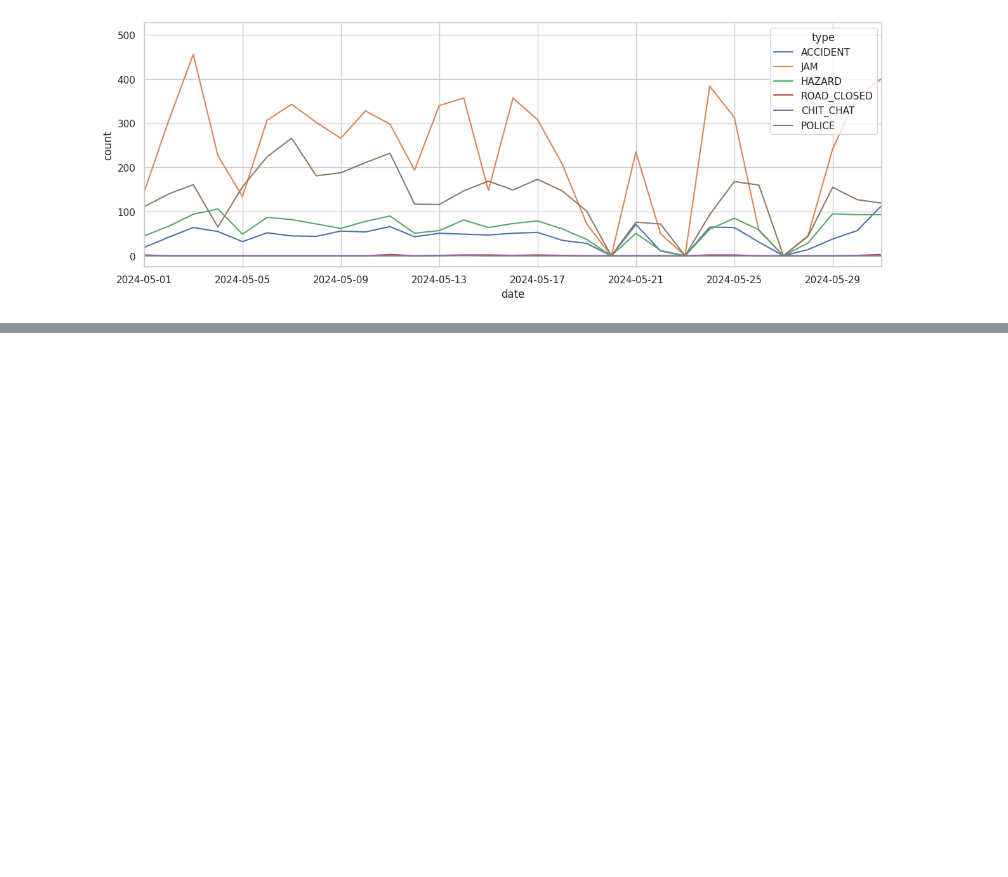
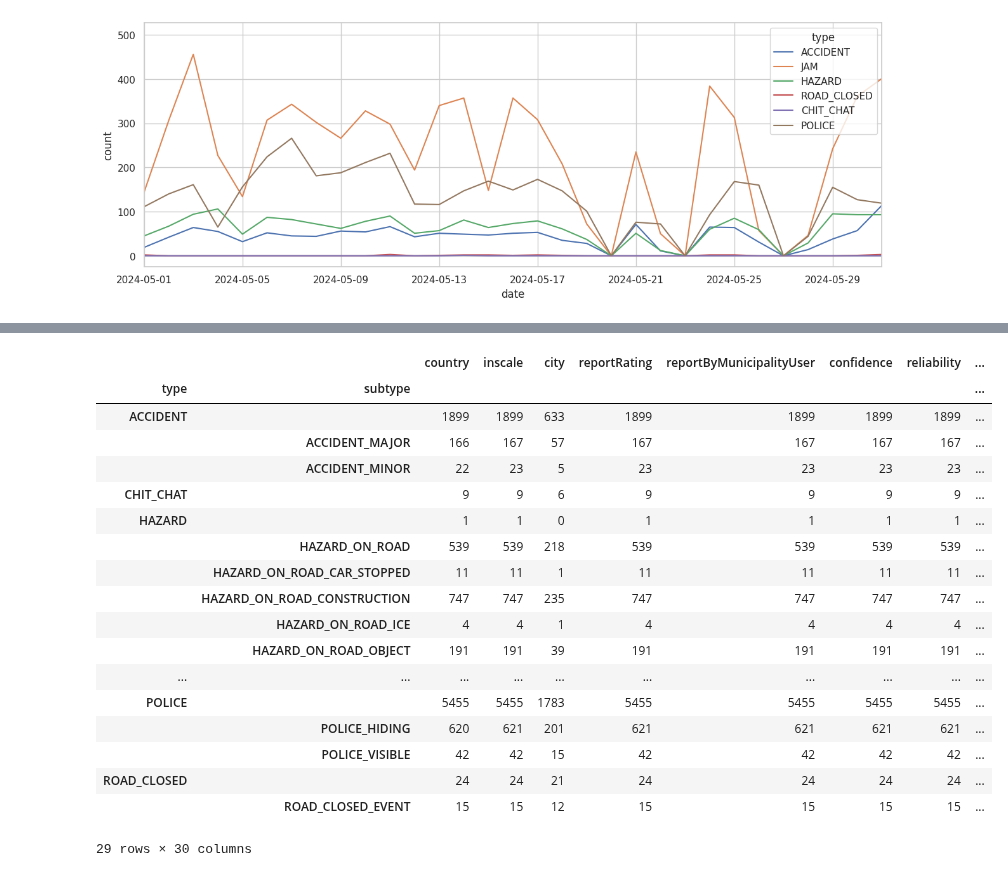
Before and after one commit to brookefzy/uvi-time-machine, a Jupyter notebook: _script/c-road-injury/02_summarize_waze.ipynb, the cells around one changed output, grey strips where cells are left out. Cells and saved outputs as stored; diff of their text form; code cells hidden in the pictures; blank space fills up the shorter version.

```diff
--- a/_script/c-road-injury/02_summarize_waze.ipynb
+++ b/_script/c-road-injury/02_summarize_waze.ipynb
@@ -38,6 +38,8 @@ if not os.path.exists(EXPORTFOLDER):
 files = os.listdir(ROOTFOLDER)
 # files
 # %%
-sample_city = "Hong Kong"
+sample_city = "Boston"
 sample_city_lower = sample_city.replace(" ", "").lower()
 subfolder = "{ROOTFOLDER}/city={city_lower}".format(ROOTFOLDER = ROOTFOLDER, city_lower = sample_city_lower)
+files = glob.glob("{subfolder}/**/*.json".format(subfolder = subfolder), recursive = True)
+content = json.load(open(files[0]))
@@ -169,0 +173,22 @@ alertgdf.head()
+# %%
+alertdf_all_combined.groupby([ 'type','subtype',]).count()
+# %% [output]
+|  |  | country | inscale | city | reportRating | reportByMunicipalityUser | confidence | reliability | ... |
+| type | subtype |  |  |  |  |  |  |  | ... |
+| ACCIDENT |  | 1899 | 1899 | 633 | 1899 | 1899 | 1899 | 1899 | ... |
+|  | ACCIDENT_MAJOR | 166 | 167 | 57 | 167 | 167 | 167 | 167 | ... |
+|  | ACCIDENT_MINOR | 22 | 23 | 5 | 23 | 23 | 23 | 23 | ... |
+| CHIT_CHAT |  | 9 | 9 | 6 | 9 | 9 | 9 | 9 | ... |
+| HAZARD |  | 1 | 1 | 0 | 1 | 1 | 1 | 1 | ... |
+|  | HAZARD_ON_ROAD | 539 | 539 | 218 | 539 | 539 | 539 | 539 | ... |
+|  | HAZARD_ON_ROAD_CAR_STOPPED | 11 | 11 | 1 | 11 | 11 | 11 | 11 | ... |
+|  | HAZARD_ON_ROAD_CONSTRUCTION | 747 | 747 | 235 | 747 | 747 | 747 | 747 | ... |
+|  | HAZARD_ON_ROAD_ICE | 4 | 4 | 1 | 4 | 4 | 4 | 4 | ... |
+|  | HAZARD_ON_ROAD_OBJECT | 191 | 191 | 39 | 191 | 191 | 191 | 191 | ... |
+| ... | ... | ... | ... | ... | ... | ... | ... | ... | ... |
+| POLICE |  | 5455 | 5455 | 1783 | 5455 | 5455 | 5455 | 5455 | ... |
+|  | POLICE_HIDING | 620 | 621 | 201 | 621 | 621 | 621 | 621 | ... |
+|  | POLICE_VISIBLE | 42 | 42 | 15 | 42 | 42 | 42 | 42 | ... |
+| ROAD_CLOSED |  | 24 | 24 | 21 | 24 | 24 | 24 | 24 | ... |
+|  | ROAD_CLOSED_EVENT | 15 | 15 | 12 | 15 | 15 | 15 | 15 | ... |
+29 rows × 30 columns
```
Also changed, not shown: parts of 21 cells of this notebook, 2 other files.
